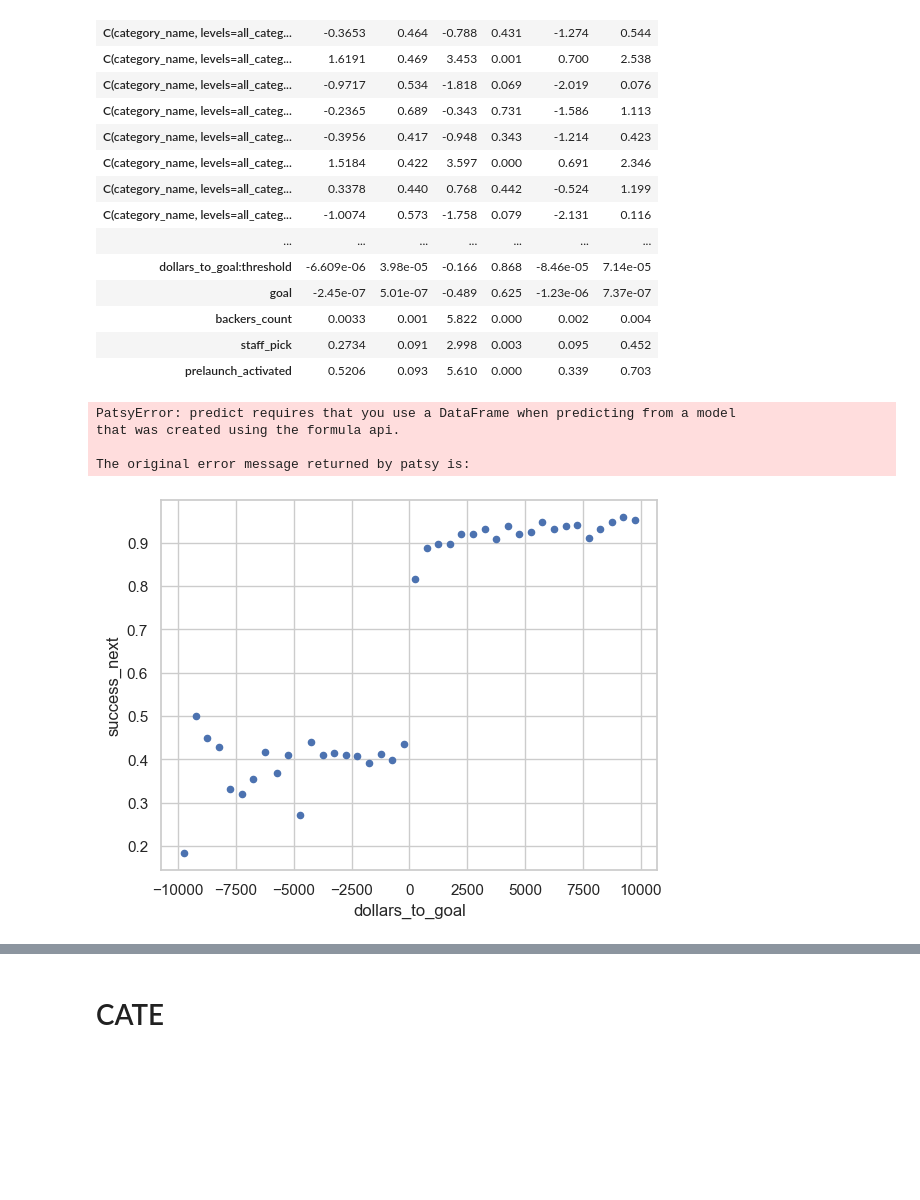
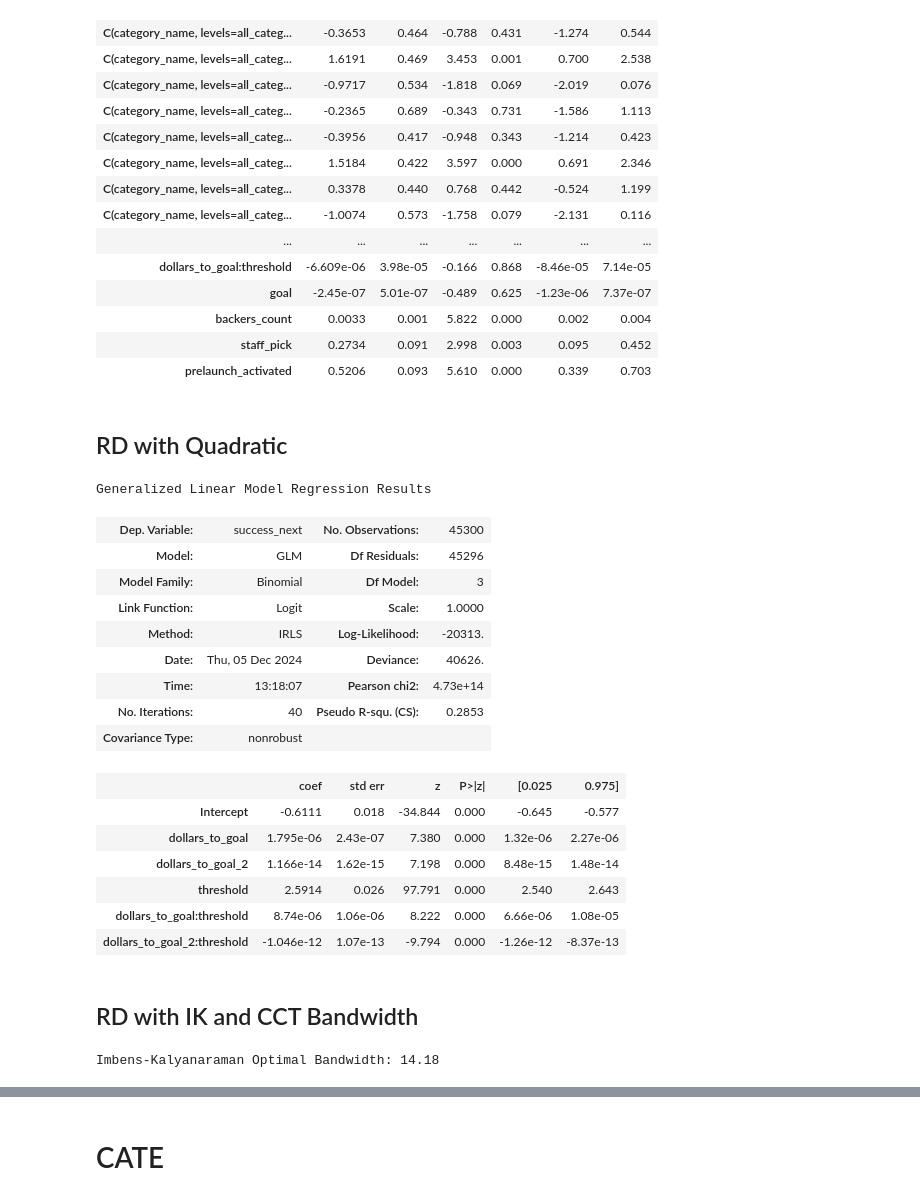
Before and after one commit to sahilpatil98/kickstarter-JMP, a Jupyter notebook: data-analysis/next_project_discontinuity_analysis.ipynb, the cells around one changed output, grey strips where cells are left out. Saved outputs shown, nothing was run; the diff lists cells and outputs as text; code cells hidden in the pictures; blank space fills up the shorter version.

```diff
--- a/data-analysis/next_project_discontinuity_analysis.ipynb
+++ b/data-analysis/next_project_discontinuity_analysis.ipynb
@@ -156,6 +164,10 @@ Text(0.5, 1.0, 'Probability of Next Project Success by Dollars to Goal')
 df = df.assign(threshold = (df['dollars_to_goal'] > 0).astype(int)).sort_values('dollars_to_goal').reset_index(drop=True)
 
 # Calculate the dollars to goal times threshold
-df['dollars_to_goal*threshold'] = np.abs(df['dollars_to_goal'] * df['threshold'])
+df['dollars_to_goal*threshold'] = df['dollars_to_goal'] * df['threshold']
+
+# Quadtratic term
+df['dollars_to_goal_2'] = df['dollars_to_goal'] ** 2
+df['dollars_to_goal_2*threshold'] = df['dollars_to_goal_2'] * df['threshold']
 # %% [markdown]
 ## Naive Model
@@ -327,38 +464,32 @@ model.summary().tables[1]
 | backers_count | 0.0033 | 0.001 | 5.822 | 0.000 | 0.002 | 0.004 |
 | staff_pick | 0.2734 | 0.091 | 2.998 | 0.003 | 0.095 | 0.452 |
 | prelaunch_activated | 0.5206 | 0.093 | 5.610 | 0.000 | 0.339 | 0.703 |
-# %%
-# Remove outliers
-ax = plotting_df.plot.scatter(x = 'dollars_to_goal', y = 'success_next', color = "C0")
-
-# Create threshold and Interaction Variable
-plotting_df['threshold'] = 0
-plotting_df.loc[plotting_df['dollars_to_goal'] > cutoff, 'threshold'] = 1
-
-# Convert threshold to int
-plotting_df['threshold'] = plotting_df['threshold'].astype(int)
-plotting_df['dollars_to_goal*threshold'] = plotting_df['dollars_to_goal'] * plotting_df['threshold']
-
-exog_dict = {"dollars_to_goal": plotting_df['dollars_to_goal'].values,
-             "threshold": plotting_df['threshold'].values,
-             "dollars_to_goal:threshold": plotting_df['dollars_to_goal*threshold'].values,
-             "goal": plotting_df['goal'].values,
-             "backers_count": plotting_df['backers_count'].values,
-             "staff_pick": plotting_df['staff_pick'].values,
-             "prelaunch_activated": plotting_df['prelaunch_activated'].values,}
-
-plotting_df['predictions'] = model.predict(exog_dict)
-left_plotting_df = plotting_df[plotting_df['dollars_to_goal'] < cutoff]
-right_plotting_df = plotting_df[plotting_df['dollars_to_goal'] >= cutoff]
-left_plotting_df.plot(x = 'dollars_to_goal', y = 'predictions', color = 'C2', ax = ax, label = 'Below Cutoff')
-right_plotting_df.plot(x = 'dollars_to_goal', y = 'predictions', color = 'C1', ax = ax, label = 'Above Cutoff')
-ax.axvline(x = 1, color = 'red', linestyle = '--')
-plt.xlabel('Dollars to Goal')
-plt.ylabel('Probability of Next Project Success')
-plt.title('Regression Discontinuity')
-# %% [output]
-PatsyError: predict requires that you use a DataFrame when predicting from a model
-that was created using the formula api.
-
-The original error message returned by patsy is:
-[figure, removed]
+# %% [markdown]
+## RD with Quadratic
+# %%
+table_model = smf.glm('success_next ~ dollars_to_goal + dollars_to_goal_2 + threshold + dollars_to_goal*threshold + dollars_to_goal_2*threshold',
+                family = sm.families.Binomial(),
+                data = df
+                ).fit()
+
+table_model.summary()
+# %% [output]
+Generalized Linear Model Regression Results
+| Dep. Variable: | success_next | No. Observations: | 45300 |
+| Model: | GLM | Df Residuals: | 45296 |
+| Model Family: | Binomial | Df Model: | 3 |
+| Link Function: | Logit | Scale: | 1.0000 |
+| Method: | IRLS | Log-Likelihood: | -20313. |
+| Date: | Thu, 05 Dec 2024 | Deviance: | 40626. |
+| Time: | 13:18:07 | Pearson chi2: | 4.73e+14 |
+| No. Iterations: | 40 | Pseudo R-squ. (CS): | 0.2853 |
+| Covariance Type: | nonrobust |  |  |
+|  | coef | std err | z | P>|z| | [0.025 | 0.975] |
+| Intercept | -0.6111 | 0.018 | -34.844 | 0.000 | -0.645 | -0.577 |
+| dollars_to_goal | 1.795e-06 | 2.43e-07 | 7.380 | 0.000 | 1.32e-06 | 2.27e-06 |
+| dollars_to_goal_2 | 1.166e-14 | 1.62e-15 | 7.198 | 0.000 | 8.48e-15 | 1.48e-14 |
+| threshold | 2.5914 | 0.026 | 97.791 | 0.000 | 2.540 | 2.643 |
+| dollars_to_goal:threshold | 8.74e-06 | 1.06e-06 | 8.222 | 0.000 | 6.66e-06 | 1.08e-05 |
+| dollars_to_goal_2:threshold | -1.046e-12 | 1.07e-13 | -9.794 | 0.000 | -1.26e-12 | -8.37e-13 |
+# %% [markdown]
+## RD with IK and CCT Bandwidth
@@ -364,0 +498,5 @@ The original error message returned by patsy is:
+# %%
+ik_bandwidth = rdd.optimal_bandwidth(X = ml_df['dollars_to_goal'], Y = ml_df['success_next'], cut = 0)
+print(f"Imbens-Kalyanaraman Optimal Bandwidth: {ik_bandwidth:.2f}")
+# %% [output]
+Imbens-Kalyanaraman Optimal Bandwidth: 14.18
```
Also changed, not shown: parts of 29 cells of this notebook.
